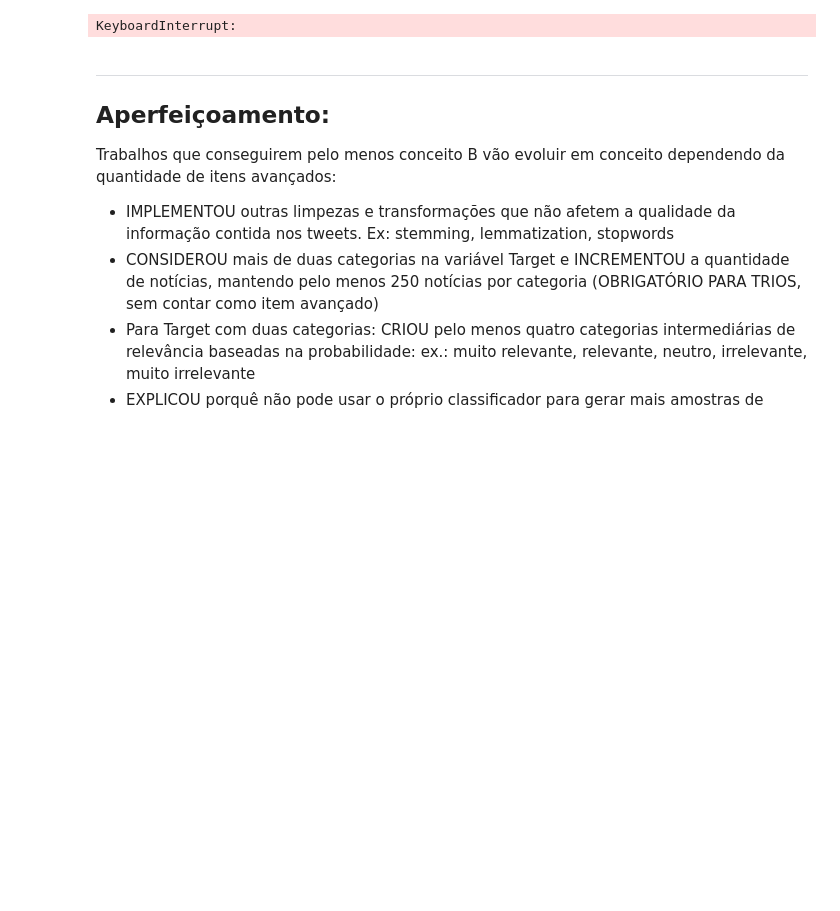
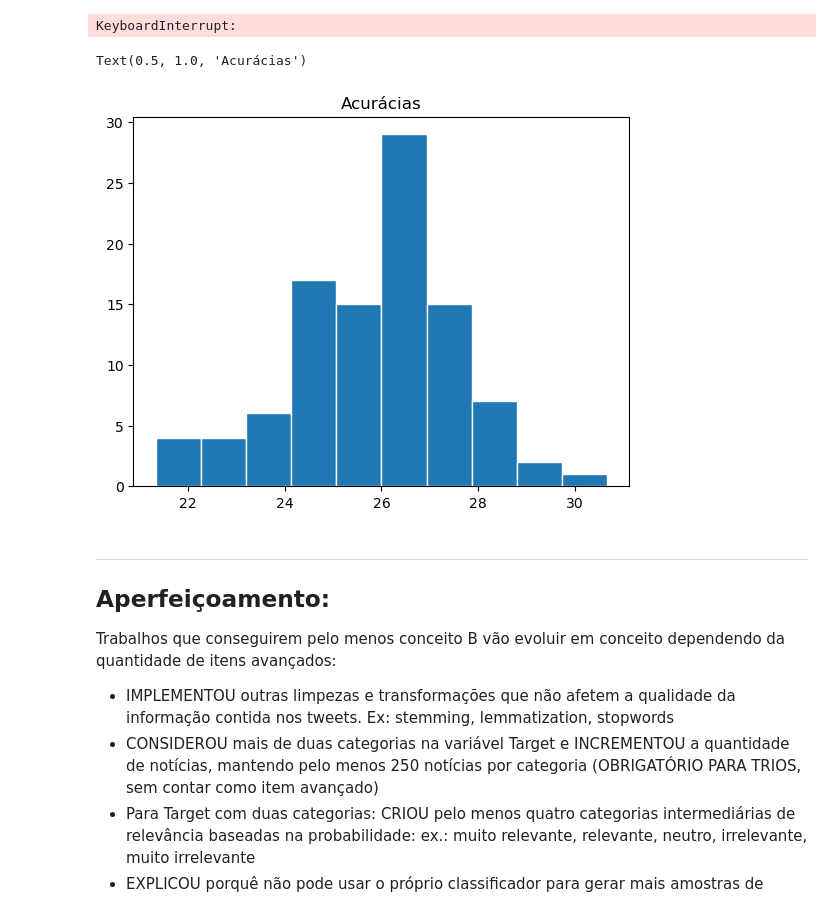
Before and after one commit to MaluSevilha/Naive_Bayes, a Jupyter notebook: Projeto_1.ipynb, the cells around one changed output. Cells and saved outputs as stored; diff of their text form; code cells hidden in the pictures; blank space fills up the shorter version.

Commit message:
histograma

```diff
--- a/Projeto_1.ipynb
+++ b/Projeto_1.ipynb
@@ -932,6 +932,12 @@ for i in tqdm(range(100)):
 lista_acuracia
 # %% [output]
 KeyboardInterrupt:
+# %%
+plt.hist(lista_acuracia, edgecolor='white')
+plt.title("Acurácias")
+# %% [output]
+Text(0.5, 1.0, 'Acurácias')
+[figure, added]
 # %% [markdown]
 ___
 ## Aperfeiçoamento:
```
